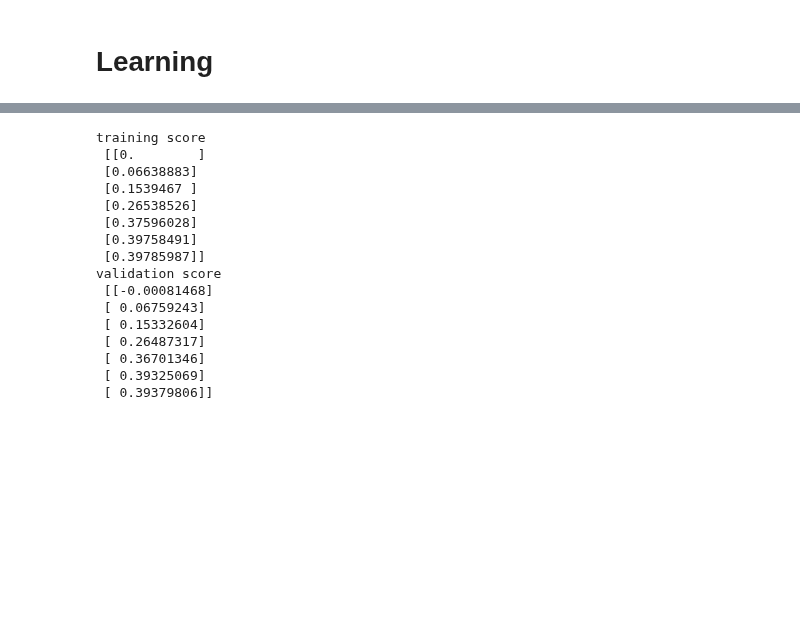
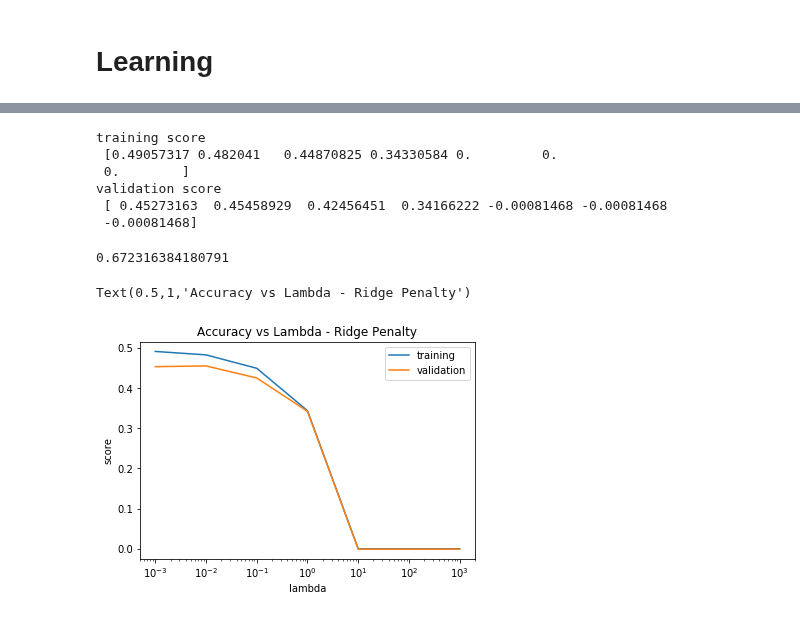
Before and after one commit to FJYang96/CS229-Project, a Jupyter notebook: FinalProject.ipynb, the cells around one changed output, grey strips where cells are left out. Saved outputs shown, nothing was run; the diff lists cells and outputs as text; code cells hidden in the pictures; blank space fills up the shorter version.

```diff
--- a/FinalProject.ipynb
+++ b/FinalProject.ipynb
@@ -221,31 +219,21 @@ validation score
 from sklearn.linear_model import Lasso
 
 #initialise arrays to store the scores
-lasso_score_train = np.zeros((7,1))
-lasso_score_val = np.zeros((7,1))
+lasso_score_train = np.zeros(7)
+lasso_score_val = np.zeros(7)
 
 for i, C in enumerate((1000,100,10,1, 0.1, 0.01,0.001)):
-    lasso_regressor = Lasso(alpha=C, fit_intercept = True)
+    lasso_regressor = Lasso(alpha=1/C, fit_intercept = True)
     lasso_regressor.fit(X_train,y_train)
-    lasso_score_train[i,:] = lasso_regressor.score(X_train,y_train)
-    lasso_score_val[i,:] = lasso_regressor.score(X_val,y_val)
+    lasso_score_train[i] = lasso_regressor.score(X_train,y_train)
+    lasso_score_val[i] = lasso_regressor.score(X_val,y_val)
 
 print('training score \n', lasso_score_train)
 print('validation score \n', lasso_score_val)
 # %% [output]
 training score
- [[0.        ]
- [0.06638883]
- [0.1539467 ]
- [0.26538526]
- [0.37596028]
- [0.39758491]
- [0.39785987]]
+ [0.49057317 0.482041   0.44870825 0.34330584 0.         0.
+ 0.        ]
 validation score
- [[-0.00081468]
- [ 0.06759243]
- [ 0.15332604]
- [ 0.26487317]
- [ 0.36701346]
- [ 0.39325069]
- [ 0.39379806]]
+ [ 0.45273163  0.45458929  0.42456451  0.34166222 -0.00081468 -0.00081468
+ -0.00081468]
@@ -252,3 +242,19 @@ validation score
+# %%
+exp_util.val_bin_accuracy(lr_regressor, X_val, y_val)
+# %% [output]
+0.672316384180791
+# %%
+xaxis = [0.001,0.01,0.1,1,10,100,1000] #values of lambda used
+plt.plot(xaxis,lasso_score_train, label = 'training')
+plt.plot(xaxis,lasso_score_val, label = 'validation')
+plt.xlabel('lambda')
+plt.ylabel('score')
+plt.legend()
+plt.xscale('log')
+plt.title('Accuracy vs Lambda - Ridge Penalty')
+# %% [output]
+Text(0.5,1,'Accuracy vs Lambda - Ridge Penalty')
+[figure, added]
 # %%
 # non-nested cross validation using RBF SVM
 from sklearn.model_selection import GridSearchCV
```
Also changed, not shown: parts of 16 cells of this notebook, 1 other file.
